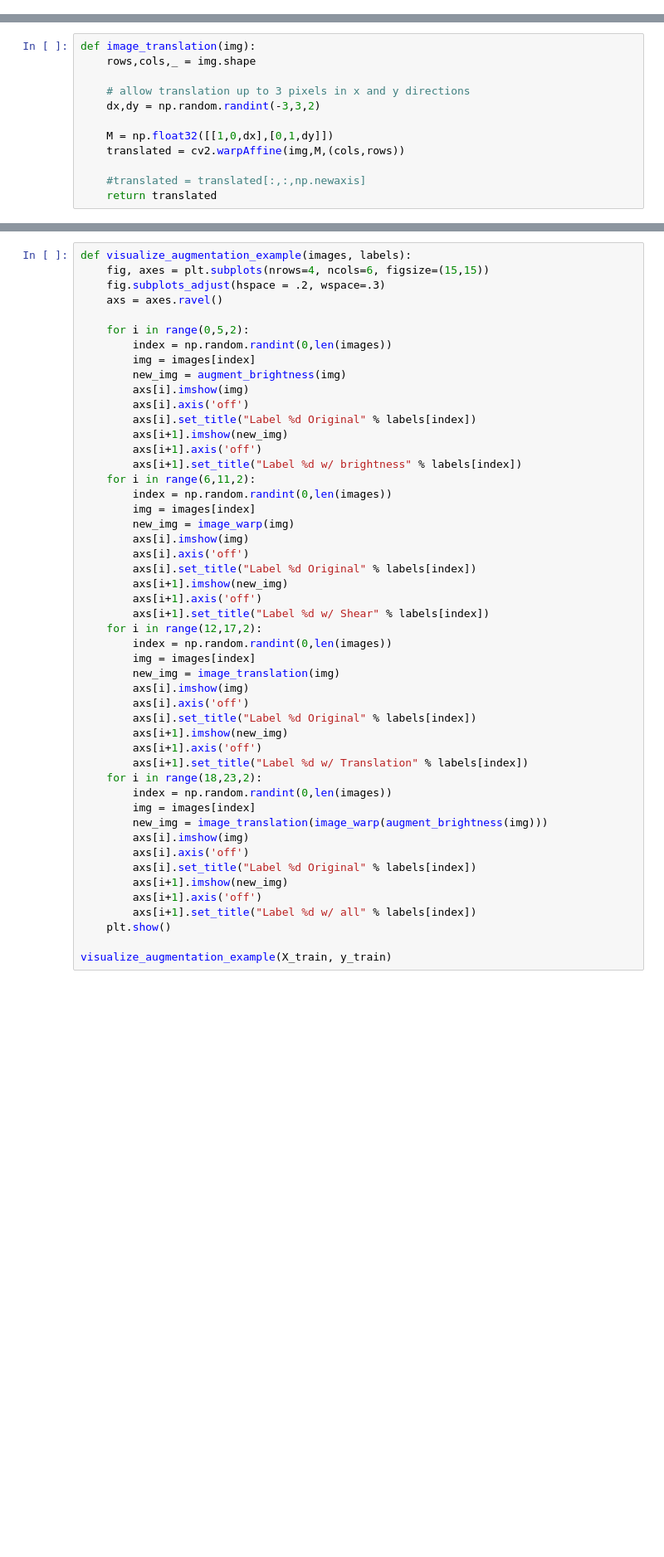
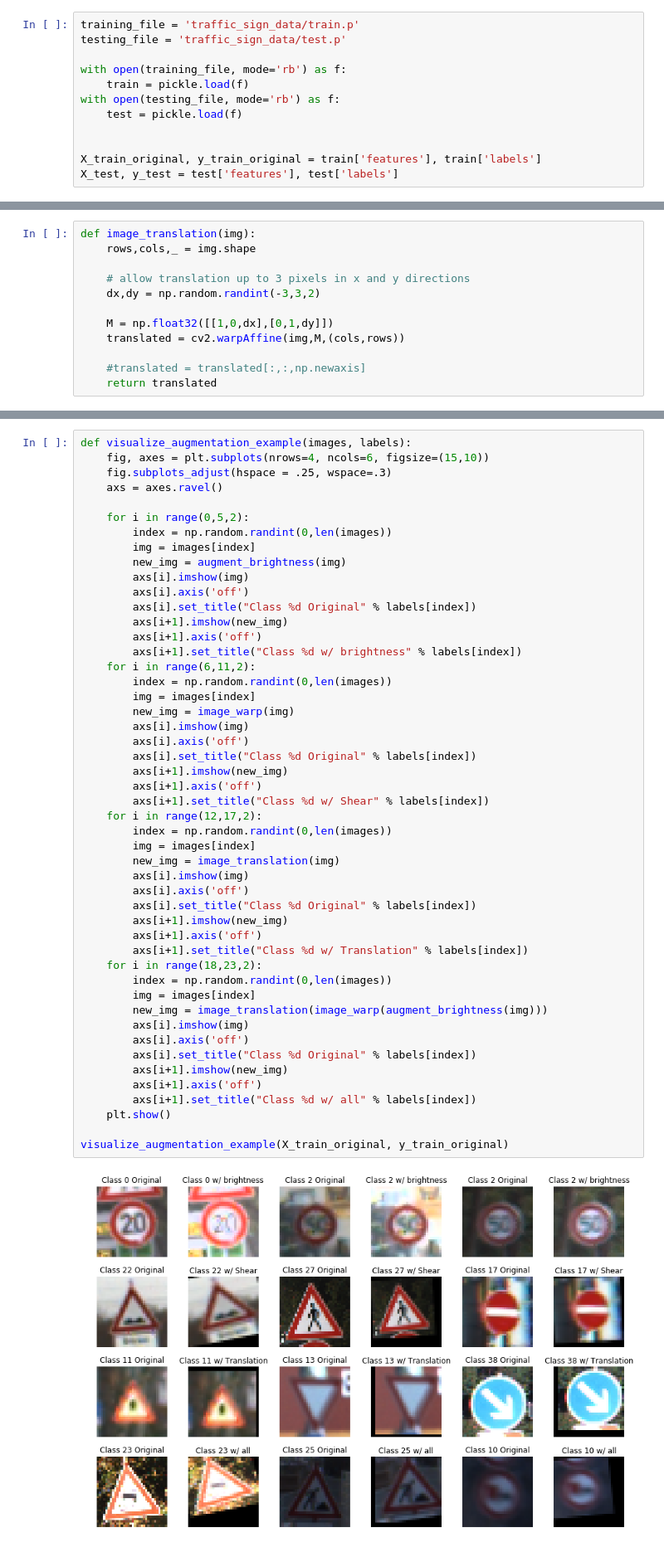
Before and after one commit to rob-burrus/CarND-Traffic-Sign-Classifier-Project, a Jupyter notebook: Data_Augmentation.ipynb, the cells around one changed output, grey strips where cells are left out. Shown: that part at 83% size. Saved outputs shown, nothing was run; the diff lists cells and outputs as text; blank space fills up the shorter version.

Commit message:
Update jupyter notebook documentation. Add images for ReadMe

```diff
--- a/Data_Augmentation.ipynb
+++ b/Data_Augmentation.ipynb
@@ -5,3 +7,15 @@ import numpy as np
+# %%
+training_file = 'traffic_sign_data/train.p'
+testing_file = 'traffic_sign_data/test.p'
+
+with open(training_file, mode='rb') as f:
+    train = pickle.load(f)
+with open(testing_file, mode='rb') as f:
+    test = pickle.load(f)
+
+
+X_train_original, y_train_original = train['features'], train['labels']
+X_test, y_test = test['features'], test['labels']
 # %%
 
 def augment_brightness(img):
@@ -50,8 +64,8 @@ def image_warp(img):
     return warped
 # %%
 def visualize_augmentation_example(images, labels):
-    fig, axes = plt.subplots(nrows=4, ncols=6, figsize=(15,15))
-    fig.subplots_adjust(hspace = .2, wspace=.3)
+    fig, axes = plt.subplots(nrows=4, ncols=6, figsize=(15,10))
+    fig.subplots_adjust(hspace = .25, wspace=.3)
     axs = axes.ravel()
 
     for i in range(0,5,2):
@@ -60,43 +74,45 @@ def visualize_augmentation_example(images, labels):
         new_img = augment_brightness(img)
         axs[i].imshow(img)
         axs[i].axis('off')
-        axs[i].set_title("Label %d Original" % labels[index])
+        axs[i].set_title("Class %d Original" % labels[index])
         axs[i+1].imshow(new_img)
         axs[i+1].axis('off')
-        axs[i+1].set_title("Label %d w/ brightness" % labels[index])
+        axs[i+1].set_title("Class %d w/ brightness" % labels[index])
     for i in range(6,11,2):
         index = np.random.randint(0,len(images))
         img = images[index]
         new_img = image_warp(img)
         axs[i].imshow(img)
         axs[i].axis('off')
-        axs[i].set_title("Label %d Original" % labels[index])
+        axs[i].set_title("Class %d Original" % labels[index])
         axs[i+1].imshow(new_img)
         axs[i+1].axis('off')
-        axs[i+1].set_title("Label %d w/ Shear" % labels[index])
+        axs[i+1].set_title("Class %d w/ Shear" % labels[index])
     for i in range(12,17,2):
         index = np.random.randint(0,len(images))
         img = images[index]
         new_img = image_translation(img)
         axs[i].imshow(img)
         axs[i].axis('off')
-        axs[i].set_title("Label %d Original" % labels[index])
+        axs[i].set_title("Class %d Original" % labels[index])
         axs[i+1].imshow(new_img)
         axs[i+1].axis('off')
-        axs[i+1].set_title("Label %d w/ Translation" % labels[index])
+        axs[i+1].set_title("Class %d w/ Translation" % labels[index])
     for i in range(18,23,2):
         index = np.random.randint(0,len(images))
         img = images[index]
         new_img = image_translation(image_warp(augment_brightness(img)))
         axs[i].imshow(img)
         axs[i].axis('off')
-        axs[i].set_title("Label %d Original" % labels[index])
+        axs[i].set_title("Class %d Original" % labels[index])
         axs[i+1].imshow(new_img)
         axs[i+1].axis('off')
-        axs[i+1].set_title("Label %d w/ all" % labels[index])
+        axs[i+1].set_title("Class %d w/ all" % labels[index])
     plt.show()
 
-visualize_augmentation_example(X_train, y_train)
+visualize_augmentation_example(X_train_original, y_train_original)
+# %% [output]
+[figure, added]
 # %%
 def augment_data(images, labels):
     length = len(images)
```
Also changed, not shown: parts of 1 cell of this notebook, 9 other files.
